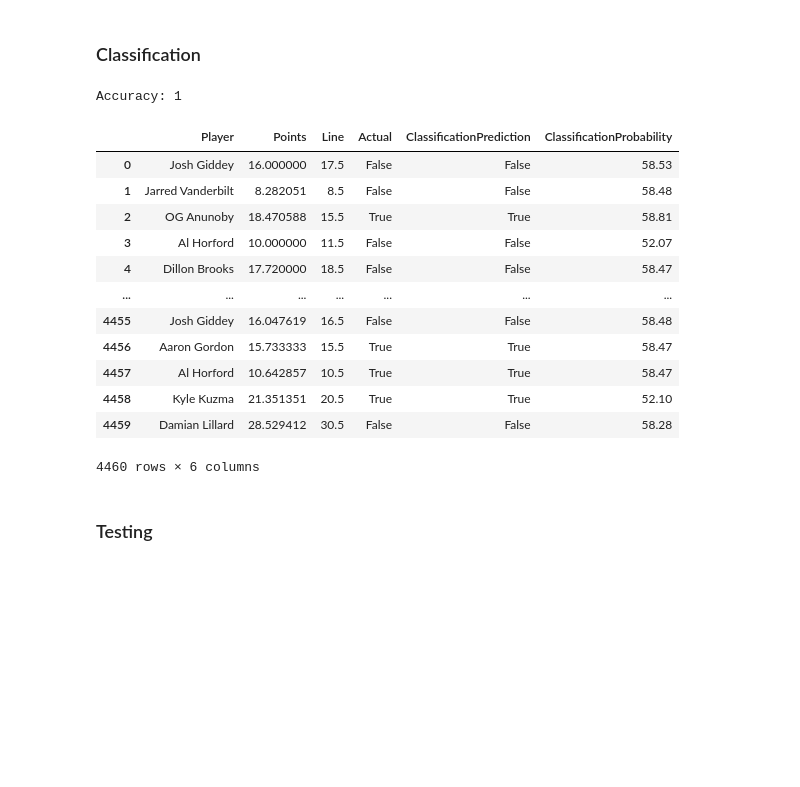
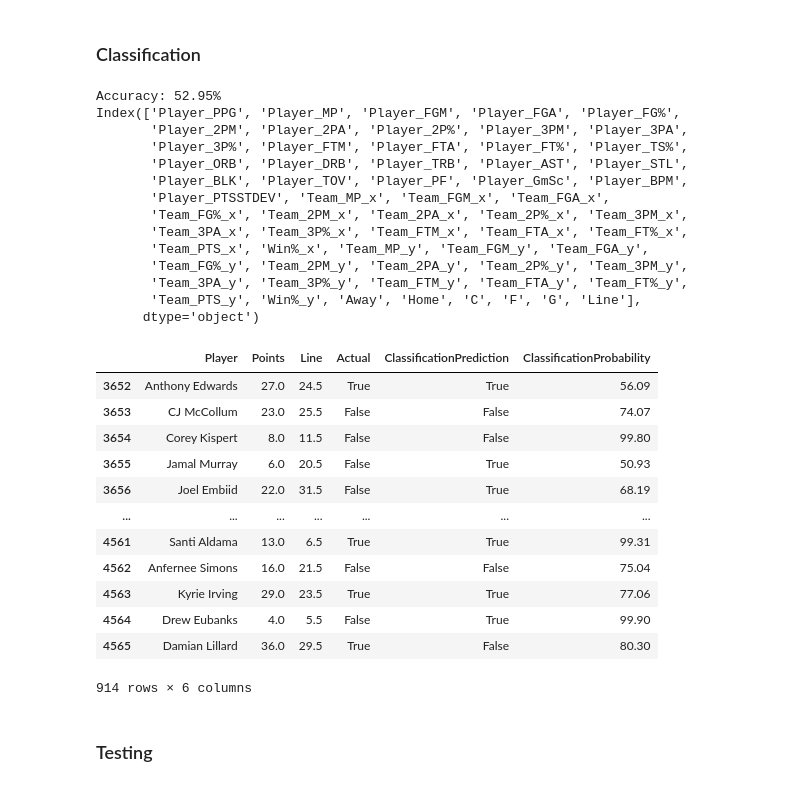
Before and after one commit to apsankaran/SportsBetting, a Jupyter notebook: Model.ipynb, the cells around one changed output. Saved outputs shown, nothing was run; the diff lists cells and outputs as text; code cells hidden in the pictures; blank space fills up the shorter version.

```diff
--- a/Model.ipynb
+++ b/Model.ipynb
@@ -476,10 +476,8 @@ og_df = df
 # %%
-df = og_df
-
 #### Prepare Training/Testing Data
 
 # remove data before a given date
-df = df[df['Date'] > '2022-11-18']
+df = df[df['Date'] >= '2022-11-18']
 
 # drop na values
 
@@ -487,7 +485,7 @@ df = df[df['Date'] > '2022-11-18']
 df = df.sample(frac=1).reset_index(drop=True)
 
 # X y split(s)
-input_cols = ['Player_MP',
+input_cols = ['Player_PPG', 'Player_MP',
        'Player_FGM', 'Player_FGA', 'Player_FG%', 'Player_2PM', 'Player_2PA',
        'Player_2P%', 'Player_3PM', 'Player_3PA', 'Player_3P%', 'Player_FTM',
        'Player_FTA', 'Player_FT%', 'Player_TS%', 'Player_ORB', 'Player_DRB',
@@ -505,7 +503,7 @@ X = df[input_cols]
 players = df['Player']
 dates = df['Date']
 lines = df['Line']
-pts = df['Player_PTS']
+pts = df['Actual_PTS']
 bets = pts > lines # TRUE=OVER
 
 # OneHotEncoder: Home
@@ -545,6 +543,10 @@ X
 # %%
 # save X DataFrame
 X_saved = X
+# %%
+# train test split
+p = 0.8 # proportion of data used for training (rest used for testing)
+n = len(X) # sample size
 # %% [markdown]
 ### Regression
 # %%
@@ -618,47 +621,61 @@ Average Uncertainty: 2.11999286704187e-05
 # %%
 X = X_saved
 
 # Feature Selection ??
 
-# sample size
-n = len(X)
+# add line as input col ??
+X['Line'] = lines
 
 # model selection + training
-classification_model = GaussianProcessClassifier()
-# classification_model = MLPClassifier(max_iter=1000)
-classification_model.fit(X, bets)
+# classification_model = GaussianProcessClassifier()
+classification_model = MLPClassifier(max_iter=1500)
+classification_model.fit(X[:int(p*n)], bets[:int(p*n)])
 
 # predictions
-predictions = classification_model.predict(X)
-probabilities = [round(max(vals)*100, 2) for vals in classification_model.predict_proba(X)]
+predictions = classification_model.predict(X[int(p*n):])
+probabilities = [round(max(vals)*100, 2) for vals in classification_model.predict_proba(X[int(p*n):])]
 
-classification_df = pd.DataFrame({'Player': players,
-                             'Points': pts,
-                              'Line': lines,
-                              'Actual': bets,
+classification_df = pd.DataFrame({'Player': players[int(p*n):],
+                             'Points': pts[int(p*n):],
+                              'Line': lines[int(p*n):],
+                              'Actual': bets[int(p*n):],
                             'ClassificationPrediction': predictions,
                              'ClassificationProbability': probabilities})
 
 # results
 accuracy = statistics.mean(classification_df['Actual'] == classification_df['ClassificationPrediction'])
 
-print("Accuracy:", accuracy)
+print("Accuracy: " + str(round(accuracy*100,2)) + "%")
+print(X.columns)
 classification_df
 # %% [output]
-Accuracy: 1
+Accuracy: 52.95%
+Index(['Player_PPG', 'Player_MP', 'Player_FGM', 'Player_FGA', 'Player_FG%',
+       'Player_2PM', 'Player_2PA', 'Player_2P%', 'Player_3PM', 'Player_3PA',
+       'Player_3P%', 'Player_FTM', 'Player_FTA', 'Player_FT%', 'Player_TS%',
+       'Player_ORB', 'Player_DRB', 'Player_TRB', 'Player_AST', 'Player_STL',
+       'Player_BLK', 'Player_TOV', 'Player_PF', 'Player_GmSc', 'Player_BPM',
+       'Player_PTSSTDEV', 'Team_MP_x', 'Team_FGM_x', 'Team_FGA_x',
+       'Team_FG%_x', 'Team_2PM_x', 'Team_2PA_x', 'Team_2P%_x', 'Team_3PM_x',
+       'Team_3PA_x', 'Team_3P%_x', 'Team_FTM_x', 'Team_FTA_x', 'Team_FT%_x',
+       'Team_PTS_x', 'Win%_x', 'Team_MP_y', 'Team_FGM_y', 'Team_FGA_y',
+       'Team_FG%_y', 'Team_2PM_y', 'Team_2PA_y', 'Team_2P%_y', 'Team_3PM_y',
+       'Team_3PA_y', 'Team_3P%_y', 'Team_FTM_y', 'Team_FTA_y', 'Team_FT%_y',
+       'Team_PTS_y', 'Win%_y', 'Away', 'Home', 'C', 'F', 'G', 'Line'],
+      dtype='object')
 |  | Player | Points | Line | Actual | ClassificationPrediction | ClassificationProbability |
-| 0 | Josh Giddey | 16.000000 | 17.5 | False | False | 58.53 |
-| 1 | Jarred Vanderbilt | 8.282051 | 8.5 | False | False | 58.48 |
-| 2 | OG Anunoby | 18.470588 | 15.5 | True | True | 58.81 |
-| 3 | Al Horford | 10.000000 | 11.5 | False | False | 52.07 |
-| 4 | Dillon Brooks | 17.720000 | 18.5 | False | False | 58.47 |
+| 3652 | Anthony Edwards | 27.0 | 24.5 | True | True | 56.09 |
+| 3653 | CJ McCollum | 23.0 | 25.5 | False | False | 74.07 |
+| 3654 | Corey Kispert | 8.0 | 11.5 | False | False | 99.80 |
+| 3655 | Jamal Murray | 6.0 | 20.5 | False | True | 50.93 |
+| 3656 | Joel Embiid | 22.0 | 31.5 | False | True | 68.19 |
 | ... | ... | ... | ... | ... | ... | ... |
-| 4455 | Josh Giddey | 16.047619 | 16.5 | False | False | 58.48 |
-| 4456 | Aaron Gordon | 15.733333 | 15.5 | True | True | 58.47 |
-| 4457 | Al Horford | 10.642857 | 10.5 | True | True | 58.47 |
-| 4458 | Kyle Kuzma | 21.351351 | 20.5 | True | True | 52.10 |
-| 4459 | Damian Lillard | 28.529412 | 30.5 | False | False | 58.28 |
+| 4561 | Santi Aldama | 13.0 | 6.5 | True | True | 99.31 |
+| 4562 | Anfernee Simons | 16.0 | 21.5 | False | False | 75.04 |
+| 4563 | Kyrie Irving | 29.0 | 23.5 | True | True | 77.06 |
+| 4564 | Drew Eubanks | 4.0 | 5.5 | False | True | 99.90 |
+| 4565 | Damian Lillard | 36.0 | 29.5 | True | False | 80.30 |
-4460 rows × 6 columns
+914 rows × 6 columns
 # %% [markdown]
 ### Testing
 # %%
```
Also changed, not shown: parts of 9 cells of this notebook.
